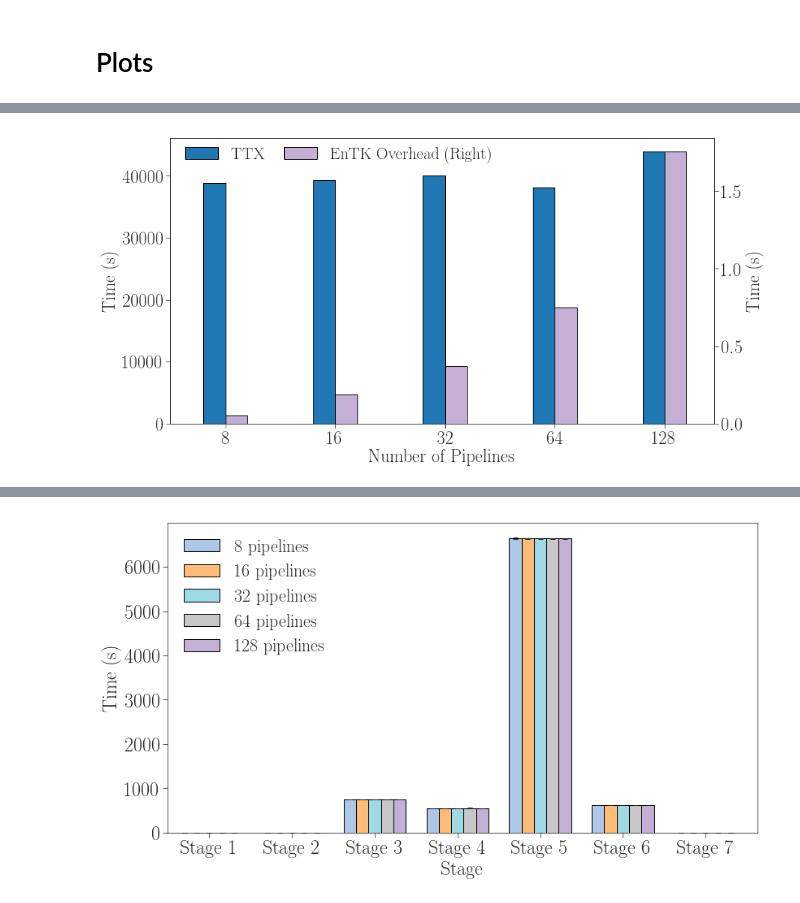
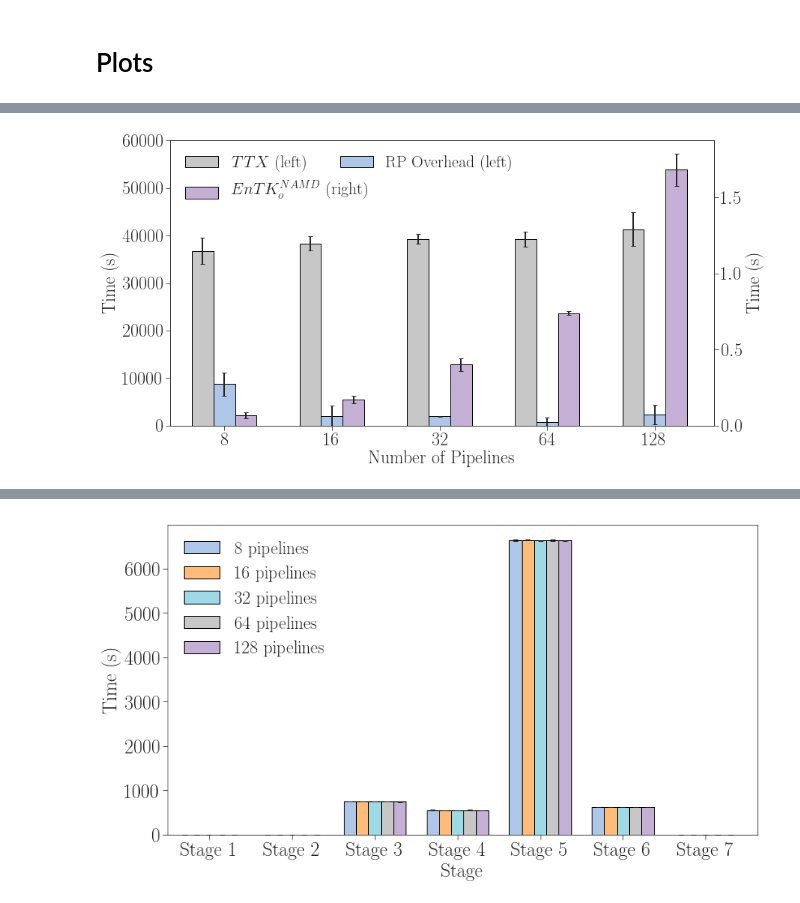
Before and after one commit to radical-experiments/htbac-experiments, a Jupyter notebook: plotter_paper.ipynb, the cells around one changed output, grey strips where cells are left out. Cells and saved outputs as stored; diff of their text form; code cells hidden in the pictures.

Commit message:
plots NAMD with two runs

````diff
--- a/plotter_paper.ipynb
+++ b/plotter_paper.ipynb
@@ -105,7 +105,7 @@ Directory structure for raw data:
 ```
 # %%
 # Workload names and number of trials
-workloads = {'null': 3, 'namd': 1}
+workloads = {'null': 3, 'namd': 2}
 
 # List of number of total cores at various data points
 cores = [64, 128, 256, 512, 1024]
@@ -365,12 +449,6 @@ ax = fig.add_subplot(111)
 # fig.suptitle(title, y=1.2)
 
 # Plot means and std bars
-namd_overheads['TTR'].reset_index().plot(kind='bar',
-    x='npipeline',
-    y='mean',
-    yerr='std',
-    label='TTX',
-    color=tableau20[0], position=1, width=0.20, rot=0, ax=ax)
 
 # namd_overheads['TTX'].reset_index().plot(kind='bar',
 #     x='npipeline',
@@ -385,44 +463,52 @@ namd_overheads['TTR'].reset_index().plot(kind='bar',
 #     label='NAMD $T_x^{s5}$',
 #     color=tableau20[2], position=1.5, width=0.20, rot=0, ax=ax)
 
 # namd_overheads['TTXS6'].reset_index().plot(kind='bar',
 #     x='npipeline',
 #     y='mean',
 #     label='NAMD $T_x^{s6}$',
 #     color=tableau20[3], position=1.5, width=0.20, rot=0, ax=ax)
 
 # namd_overheads['TTXS4'].reset_index().plot(kind='bar',
 #     x='npipeline',
 #     y='mean',
 #     label='NAMD $T_x^{s4}$',
 #     color=tableau20[6], position=1.5, width=0.20, rot=0, ax=ax)
 
-# namd_overheads['RPO'].reset_index().plot(kind='bar',
-#     x='npipeline',
-#     y='mean',
-#     yerr='std',
-#     label='RP Overhead',
-#     color=tableau20[1], position=0.5, width=0.20, rot=0, ax=ax)
+namd_overheads['TTR'].reset_index().plot(kind='bar',
+    x='npipeline',
+    y='mean',
+    yerr='std',
+    label='$TTX$ (left)',
+    color=tableau20[23], position=1.5, width=0.20, rot=0, ax=ax)
+
+namd_overheads['RPO'].reset_index().plot(kind='bar',
+    x='npipeline',
+    y='mean',
+    yerr='std',
+    label='RP Overhead (left)',
+    color=tableau20[1], position=0.5, width=0.20, rot=0, ax=ax)
 
 namd_overheads['EnTKO'].reset_index().plot(kind='bar',
     x='npipeline',
     y='mean',
     yerr='std',
-    label='EnTK Overhead (Right)',
+    label='$EnTK_o^{NAMD}$ (right)',
     secondary_y=True,
-    color=tableau20[9], position=0, width=0.20, rot=0, ax=ax)
+    color=tableau20[9], position=-0.5, width=0.20, rot=0, ax=ax)
 
-ax.legend(loc='upper right', ncol=3, bbox_to_anchor=(0.2, 1.02))
-plt.legend(loc='upper right', bbox_to_anchor=(0.62, 1.0228))
+ax.legend(loc='upper left', ncol=3)
+plt.legend(loc='upper left', ncol=3, bbox_to_anchor=(0, 0.9))
 
 ax.set_xlabel('Number of Pipelines')
 ax.set_ylabel('Time (s)')
 ax.right_ax.set_ylabel('Time (s)')
 ax.set_xlim(-0.5)
+ax.set_ylim(0,60000)
 
 plt.savefig('figures/namd_workload_overheads.pdf', dpi=600, bbox_inches='tight')
 # %% [output]
-[figure, old version]
+[figure, new version]
 # %%
 # Mean execution time per stage across all trials.
 # namd_tx_means = df_tasks[
````
Also changed, not shown: parts of 6 cells of this notebook.
